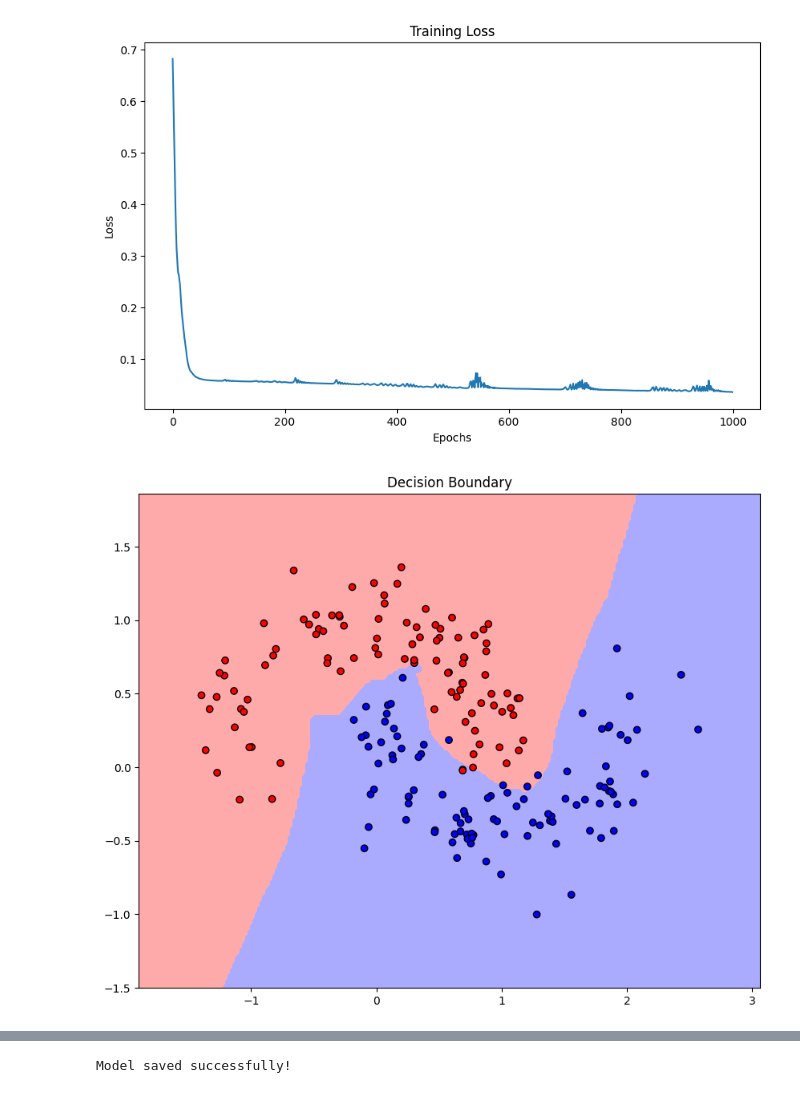
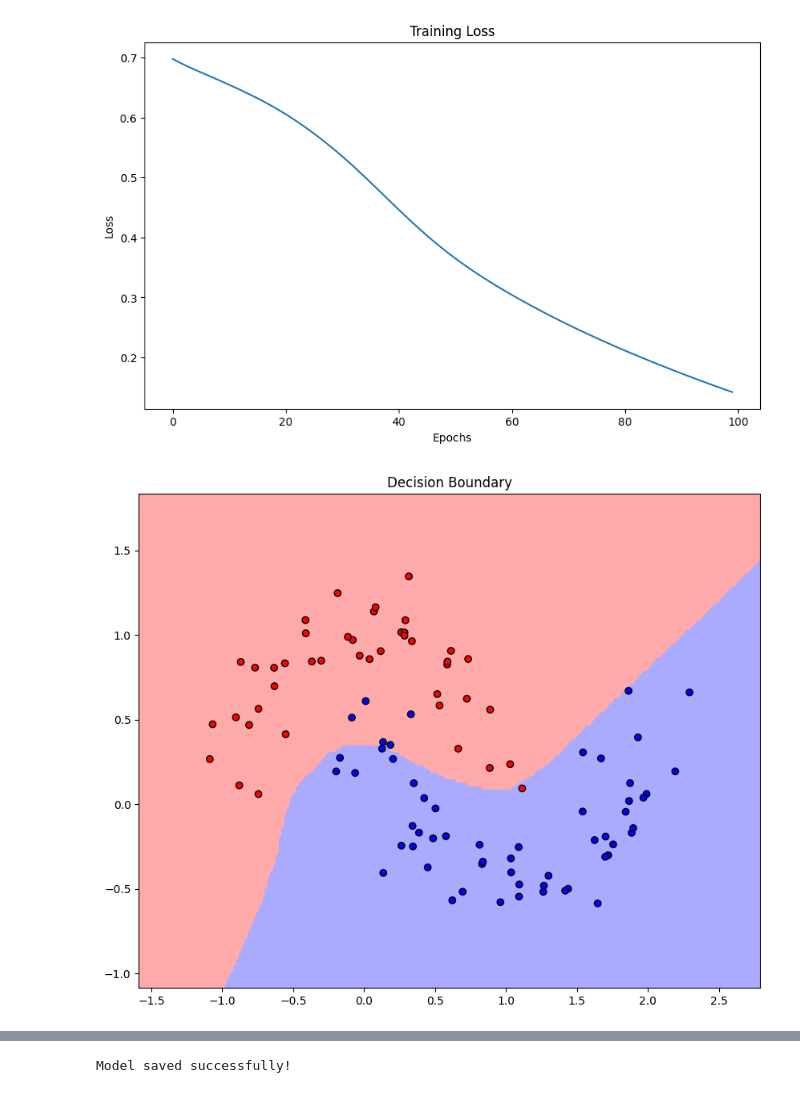
Before and after one commit to Iemontine/informed-repair-dnns, a Jupyter notebook: mlp_train.ipynb, the cells around one changed output, grey strips where cells are left out. Saved outputs shown, nothing was run; the diff lists cells and outputs as text; code cells hidden in the pictures.

```diff
--- a/mlp_train.ipynb
+++ b/mlp_train.ipynb
@@ -12,7 +12,7 @@ from matplotlib.colors import ListedColormap
 from models import mlp
 
 # Generate a complex 2D dataset
-X, y = make_moons(n_samples=1000, noise=0.2, random_state=42)
+X, y = make_moons(n_samples=500, noise=0.175, random_state=42)
 # Alternative datasets:
 # X, y = make_circles(n_samples=1000, noise=0.2, factor=0.5, random_state=42)
 # X, y = make_classification(n_samples=1000, n_features=2, n_redundant=0, n_informative=2, n_clusters_per_class=1, random_state=42)
@@ -30,10 +30,10 @@ y_test = torch.LongTensor(y_test)
 # Create the model and define loss function and optimizer
 model = mlp()
 criterion = nn.CrossEntropyLoss()
-optimizer = optim.Adam(model.parameters(), lr=0.01)
+optimizer = optim.Adam(model.parameters(), lr=0.001)
 
 # Training loop
-epochs = 1000
+epochs = 100
 losses = []
 
 for epoch in range(epochs):
@@ -102,5 +93,5 @@ Test Accuracy: 0.9700
-[figure, old version]
+[figure, new version]
-[figure, old version]
+[figure, new version]
 # %%
 def plot_decision_boundary_with_misclassifications(X, y, model):
     h = 0.02  # step size in the mesh
```
Also changed, not shown: parts of 3 cells of this notebook, 3 other files.
